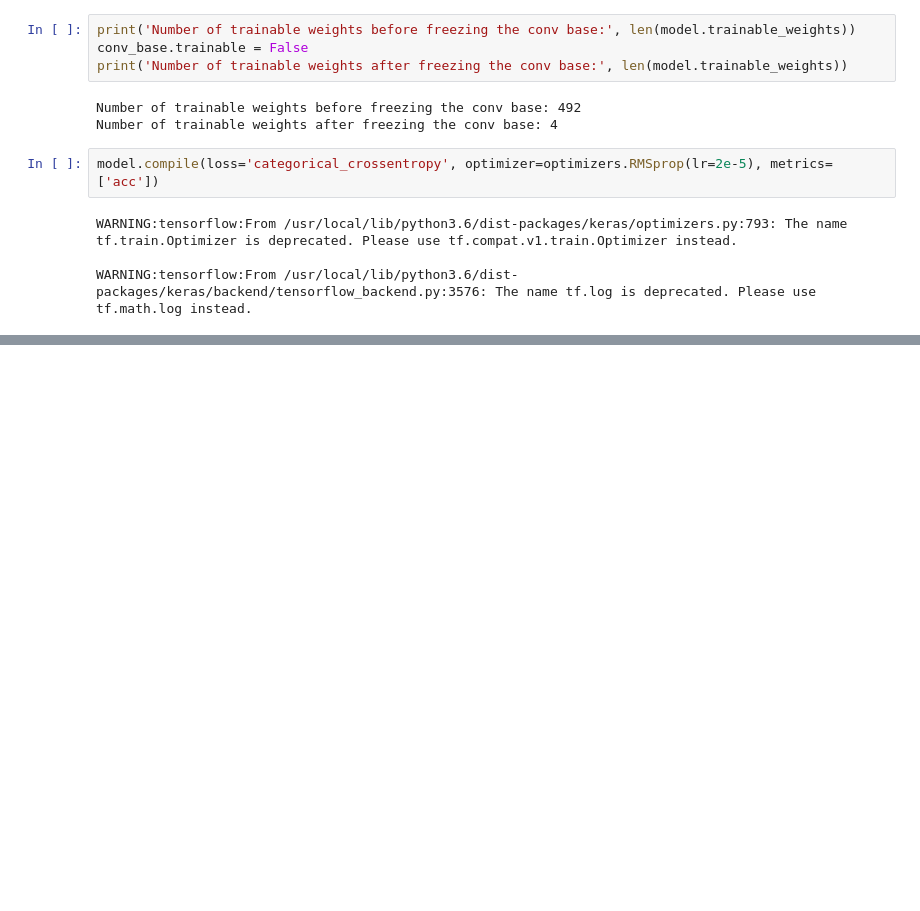
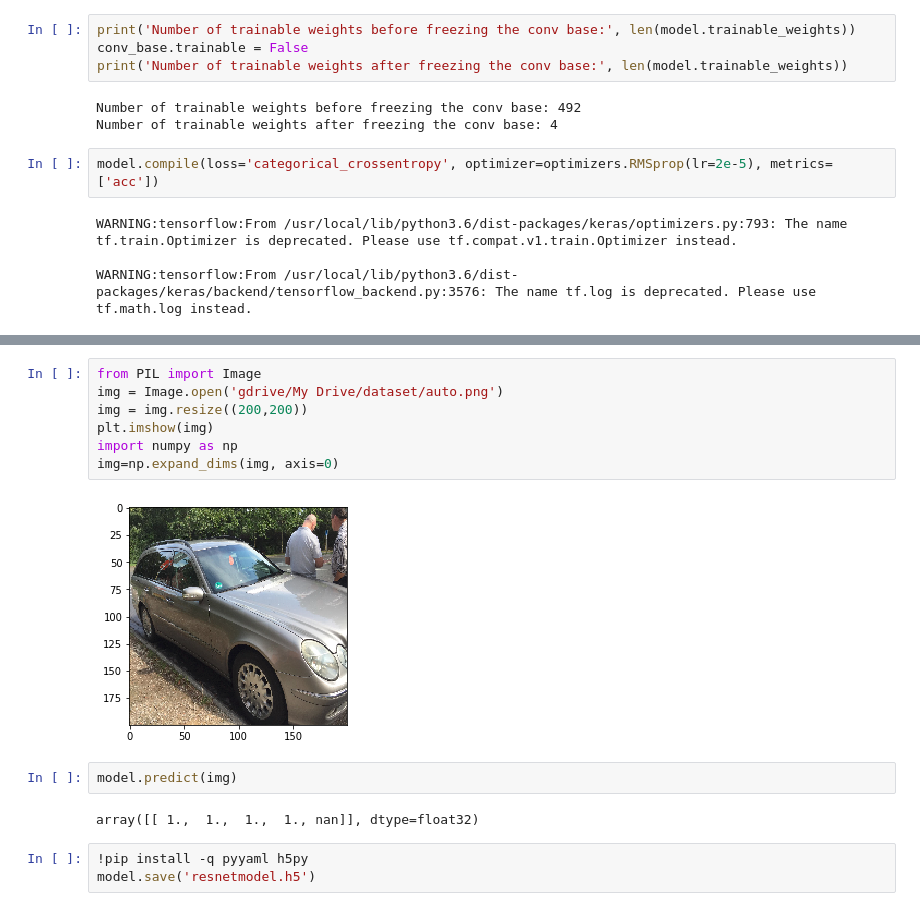
Before and after one commit to YarneDhulstPxl/nnexamchallenge, a Jupyter notebook: nnexchallenge01resnet.ipynb, the cells around one changed output, grey strips where cells are left out. Saved outputs shown, nothing was run; the diff lists cells and outputs as text; blank space fills up the shorter version.

Commit message:
updated resnet notebook

```diff
--- a/nnexchallenge01resnet.ipynb
+++ b/nnexchallenge01resnet.ipynb
@@ -149,0 +154,16 @@ Epoch 20/20
+# %%
+from PIL import Image
+img = Image.open('gdrive/My Drive/dataset/auto.png')
+img = img.resize((200,200))
+plt.imshow(img)
+import numpy as np
+img=np.expand_dims(img, axis=0)
+# %% [output]
+[figure, added]
+# %%
+model.predict(img)
+# %% [output]
+array([[ 1.,  1.,  1.,  1., nan]], dtype=float32)
+# %%
+!pip install -q pyyaml h5py
+model.save('resnetmodel.h5')
```
Also changed, not shown: parts of 7 cells of this notebook.
